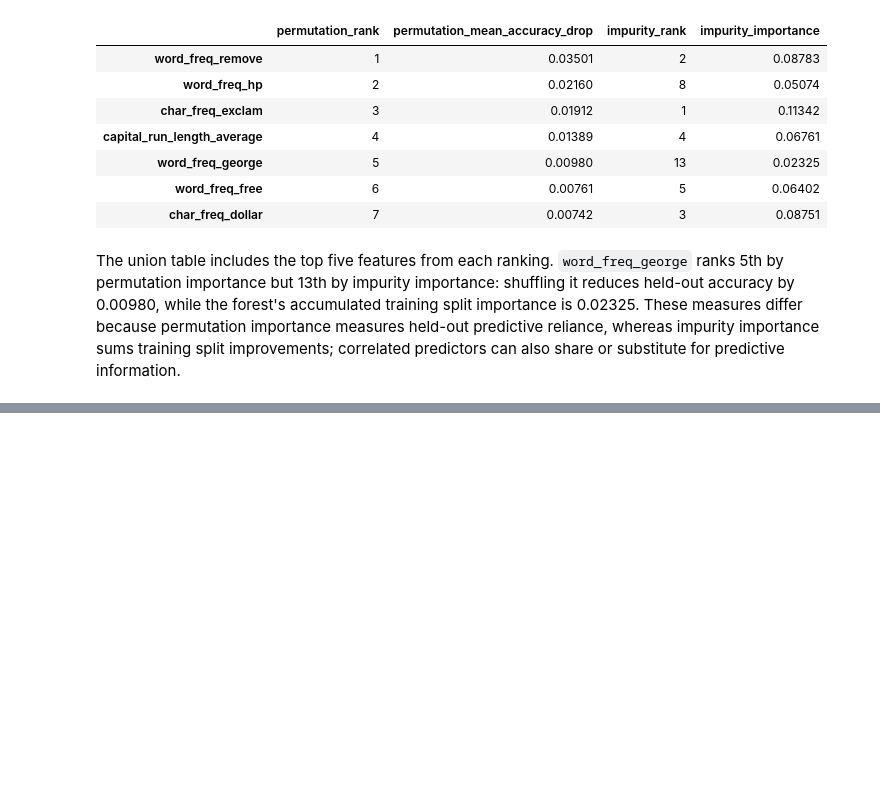
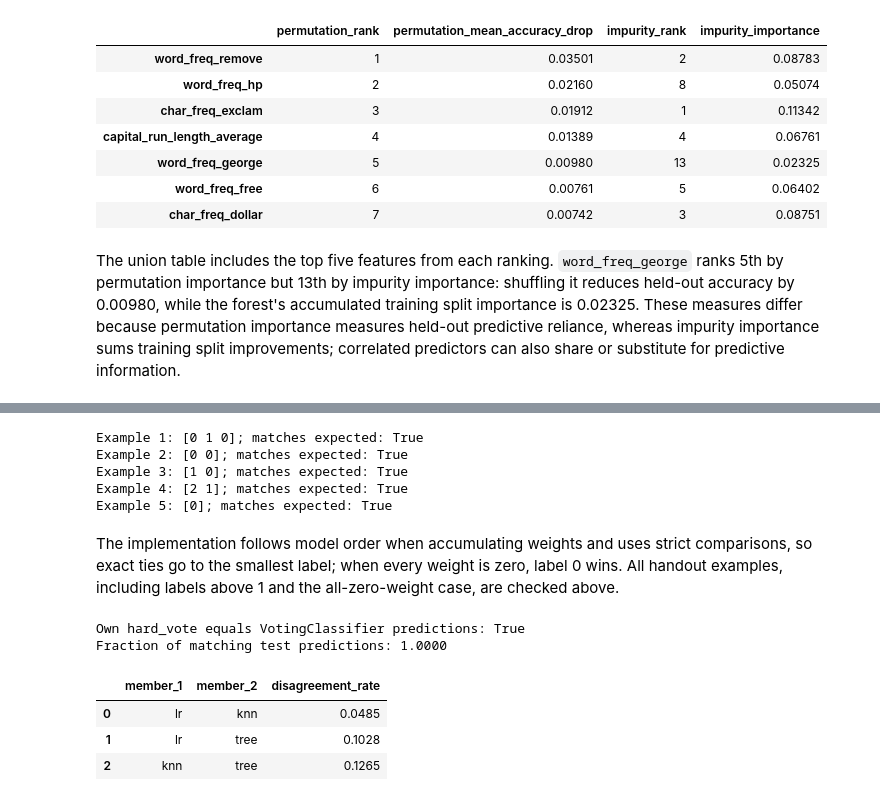
Before and after one commit to NurdauletZhussip-tech/zhussip_ML_task_4, a Jupyter notebook: zhussip_task4.ipynb, the cells around one changed output, grey strips where cells are left out. Drawn from its saved outputs; the diff is of its cells as text; code cells hidden in the pictures; blank space fills up the shorter version.

```diff
--- a/zhussip_task4.ipynb
+++ b/zhussip_task4.ipynb
@@ -341,0 +371,51 @@ The union table includes the top five features from each ranking. `word_freq_geo
+# %%
+vote_examples = [
+    (hard_vote([[0, 1, 1], [0, 1, 0], [1, 1, 0]]), [0, 1, 0]),
+    (hard_vote([[0, 1], [1, 0]]), [0, 0]),
+    (hard_vote([[0, 1], [1, 0]], weights=[1, 2]), [1, 0]),
+    (hard_vote([[2, 0], [2, 1], [0, 1]]), [2, 1]),
+    (hard_vote([[1], [2]], weights=[0, 0]), [0]),
+]
+for number, (actual, expected) in enumerate(vote_examples, start=1):
+    print(f"Example {number}: {actual}; matches expected: {np.array_equal(actual, expected)}")
+# %% [output]
+Example 1: [0 1 0]; matches expected: True
+Example 2: [0 0]; matches expected: True
+Example 3: [1 0]; matches expected: True
+Example 4: [2 1]; matches expected: True
+Example 5: [0]; matches expected: True
+# %% [markdown]
+The implementation follows model order when accumulating weights and uses strict comparisons, so exact ties go to the smallest label; when every weight is zero, label 0 wins. All handout examples, including labels above 1 and the all-zero-weight case, are checked above.
+# %%
+from sklearn.base import clone
+from sklearn.ensemble import VotingClassifier
+
+member_test_predictions = np.array([
+    clone(model).fit(X_train, y_train).predict(X_test)
+    for _, model in members
+])
+own_hard_predictions = hard_vote(member_test_predictions)
+hard_voter = VotingClassifier(members, voting="hard").fit(X_train, y_train)
+sklearn_hard_predictions = hard_voter.predict(X_test)
+hard_predictions_equal = np.array_equal(own_hard_predictions, sklearn_hard_predictions)
+agreement_fraction = np.mean(own_hard_predictions == sklearn_hard_predictions)
+print("Own hard_vote equals VotingClassifier predictions:", hard_predictions_equal)
+print(f"Fraction of matching test predictions: {agreement_fraction:.4f}")
+
+disagreements = []
+for first in range(len(members)):
+    for second in range(first + 1, len(members)):
+        disagreements.append({
+            "member_1": members[first][0],
+            "member_2": members[second][0],
+            "disagreement_rate": np.mean(member_test_predictions[first] != member_test_predictions[second]),
+        })
+disagreement_table = pd.DataFrame(disagreements)
+display(disagreement_table.round(4))
+# %% [output]
+Own hard_vote equals VotingClassifier predictions: True
+Fraction of matching test predictions: 1.0000
+|  | member_1 | member_2 | disagreement_rate |
+| 0 | lr | knn | 0.0485 |
+| 1 | lr | tree | 0.1028 |
+| 2 | knn | tree | 0.1265 |
```
Also changed, not shown: parts of 5 cells of this notebook.
